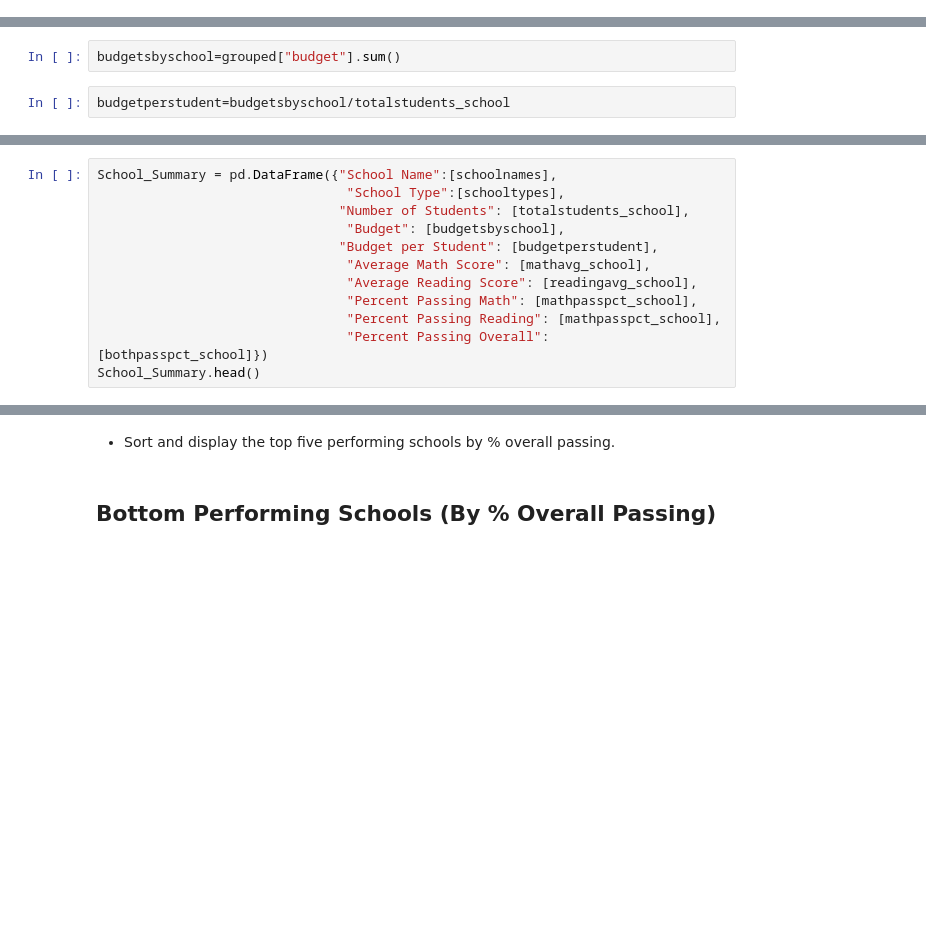
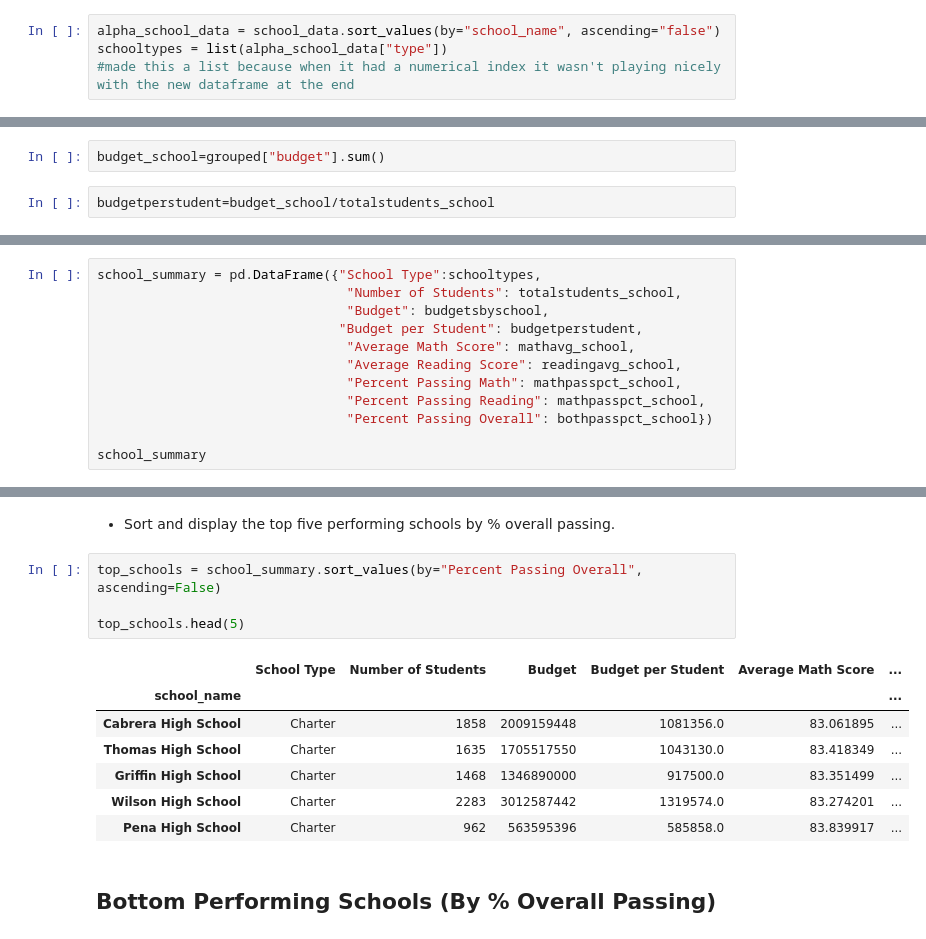
Before and after one commit to leah-handel/Pandas-Challenge, a Jupyter notebook: PyCitySchools_starter.ipynb, the cells around one changed output, grey strips where cells are left out. Saved outputs shown, nothing was run; the diff lists cells and outputs as text; blank space fills up the shorter version.

Commit message:
fixed summary table of stats per school

```diff
--- a/PyCitySchools_starter.ipynb
+++ b/PyCitySchools_starter.ipynb
@@ -164,9 +160,13 @@ schooltypes = alpha_school_data["school_name"]
+# %%
+alpha_school_data = school_data.sort_values(by="school_name", ascending="false")
+schooltypes = list(alpha_school_data["type"])
+#made this a list because when it had a numerical index it wasn't playing nicely with the new dataframe at the end
 # %%
 totalstudents_school = grouped["Student ID"].count()
 # %%
-budgetsbyschool=grouped["budget"].sum()
+budget_school=grouped["budget"].sum()
 # %%
-budgetperstudent=budgetsbyschool/totalstudents_school
+budgetperstudent=budget_school/totalstudents_school
 # %%
 mathavg_school = grouped["math_score"].mean()
 readingavg_school = grouped["reading_score"].mean()
@@ -204,13 +185,13 @@ Name: type, dtype: object
 # %%
-School_Summary = pd.DataFrame({"School Name":[schoolnames],
-                                "School Type":[schooltypes],
-                               "Number of Students": [totalstudents_school],
-                                "Budget": [budgetsbyschool],
-                               "Budget per Student": [budgetperstudent],
-                                "Average Math Score": [mathavg_school],
-                                "Average Reading Score": [readingavg_school],
-                                "Percent Passing Math": [mathpasspct_school],
-                                "Percent Passing Reading": [mathpasspct_school],
-                                "Percent Passing Overall": [bothpasspct_school]})
-School_Summary.head()
+school_summary = pd.DataFrame({"School Type":schooltypes,
+                                "Number of Students": totalstudents_school,
+                                "Budget": budgetsbyschool,
+                               "Budget per Student": budgetperstudent,
+                                "Average Math Score": mathavg_school,
+                                "Average Reading Score": readingavg_school,
+                                "Percent Passing Math": mathpasspct_school,
+                                "Percent Passing Reading": mathpasspct_school,
+                                "Percent Passing Overall": bothpasspct_school})
+
+school_summary
 # %% [output]
@@ -220,6 +216,18 @@ School_Summary.head()
 ## Top Performing Schools (By % Overall Passing)
 # %% [markdown]
 * Sort and display the top five performing schools by % overall passing.
+# %%
+top_schools = school_summary.sort_values(by="Percent Passing Overall", ascending=False)
+
+top_schools.head(5)
+# %% [output]
+|  | School Type | Number of Students | Budget | Budget per Student | Average Math Score | ... |
+| school_name |  |  |  |  |  | ... |
+| Cabrera High School | Charter | 1858 | 2009159448 | 1081356.0 | 83.061895 | ... |
+| Thomas High School | Charter | 1635 | 1705517550 | 1043130.0 | 83.418349 | ... |
+| Griffin High School | Charter | 1468 | 1346890000 | 917500.0 | 83.351499 | ... |
+| Wilson High School | Charter | 2283 | 3012587442 | 1319574.0 | 83.274201 | ... |
+| Pena High School | Charter | 962 | 563595396 | 585858.0 | 83.839917 | ... |
 # %% [markdown]
 ## Bottom Performing Schools (By % Overall Passing)
 # %% [markdown]
```
Also changed, not shown: parts of 4 cells of this notebook.
